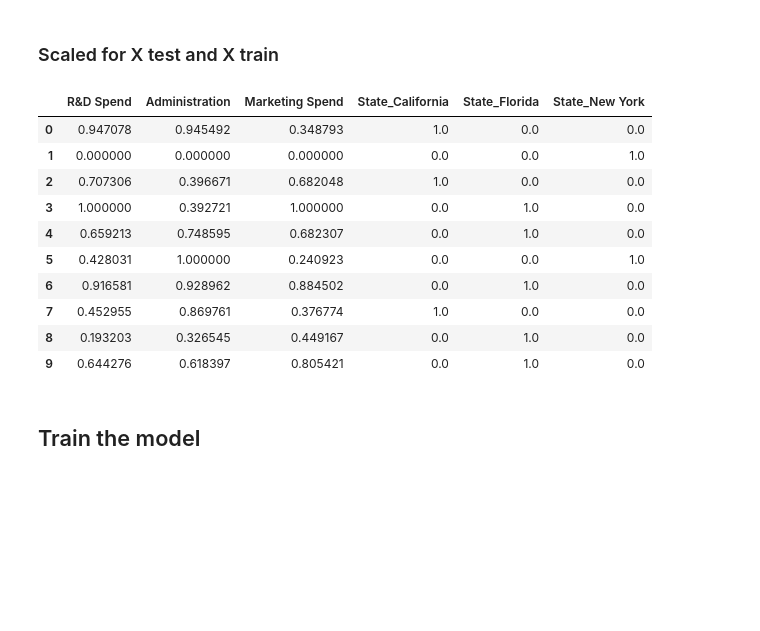
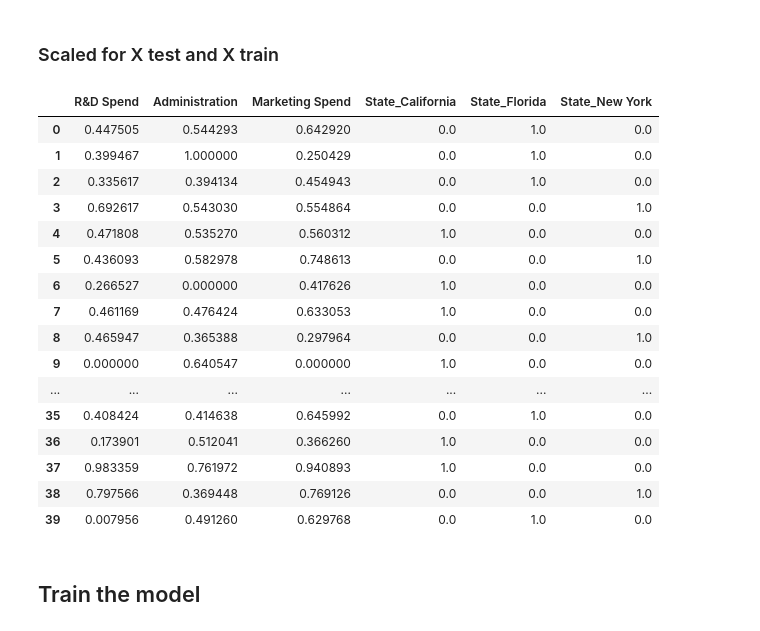
Before and after one commit to GrimmXoXo/Machine-Learning-Techniques-Implementation, a Jupyter notebook: Multi Linear Regression/startups.ipynb, the cells around one changed output. Saved outputs shown, nothing was run; the diff lists cells and outputs as text; code cells hidden in the pictures; blank space fills up the shorter version.

```diff
--- a/Multi Linear Regression/startups.ipynb
+++ b/Multi Linear Regression/startups.ipynb
@@ -239,19 +239,25 @@ X_test=pd.DataFrame(scaled_Xtest,columns=cols)
 # %% [markdown]
 ### Scaled for X test and X train
 # %%
-X_test
+X_train
 # %% [output]
 |  | R&D Spend | Administration | Marketing Spend | State_California | State_Florida | State_New York |
-| 0 | 0.947078 | 0.945492 | 0.348793 | 1.0 | 0.0 | 0.0 |
-| 1 | 0.000000 | 0.000000 | 0.000000 | 0.0 | 0.0 | 1.0 |
-| 2 | 0.707306 | 0.396671 | 0.682048 | 1.0 | 0.0 | 0.0 |
-| 3 | 1.000000 | 0.392721 | 1.000000 | 0.0 | 1.0 | 0.0 |
-| 4 | 0.659213 | 0.748595 | 0.682307 | 0.0 | 1.0 | 0.0 |
-| 5 | 0.428031 | 1.000000 | 0.240923 | 0.0 | 0.0 | 1.0 |
-| 6 | 0.916581 | 0.928962 | 0.884502 | 0.0 | 1.0 | 0.0 |
-| 7 | 0.452955 | 0.869761 | 0.376774 | 1.0 | 0.0 | 0.0 |
-| 8 | 0.193203 | 0.326545 | 0.449167 | 0.0 | 1.0 | 0.0 |
-| 9 | 0.644276 | 0.618397 | 0.805421 | 0.0 | 1.0 | 0.0 |
+| 0 | 0.447505 | 0.544293 | 0.642920 | 0.0 | 1.0 | 0.0 |
+| 1 | 0.399467 | 1.000000 | 0.250429 | 0.0 | 1.0 | 0.0 |
+| 2 | 0.335617 | 0.394134 | 0.454943 | 0.0 | 1.0 | 0.0 |
+| 3 | 0.692617 | 0.543030 | 0.554864 | 0.0 | 0.0 | 1.0 |
+| 4 | 0.471808 | 0.535270 | 0.560312 | 1.0 | 0.0 | 0.0 |
+| 5 | 0.436093 | 0.582978 | 0.748613 | 0.0 | 0.0 | 1.0 |
+| 6 | 0.266527 | 0.000000 | 0.417626 | 1.0 | 0.0 | 0.0 |
+| 7 | 0.461169 | 0.476424 | 0.633053 | 1.0 | 0.0 | 0.0 |
+| 8 | 0.465947 | 0.365388 | 0.297964 | 0.0 | 0.0 | 1.0 |
+| 9 | 0.000000 | 0.640547 | 0.000000 | 1.0 | 0.0 | 0.0 |
+| ... | ... | ... | ... | ... | ... | ... |
+| 35 | 0.408424 | 0.414638 | 0.645992 | 0.0 | 1.0 | 0.0 |
+| 36 | 0.173901 | 0.512041 | 0.366260 | 1.0 | 0.0 | 0.0 |
+| 37 | 0.983359 | 0.761972 | 0.940893 | 1.0 | 0.0 | 0.0 |
+| 38 | 0.797566 | 0.369448 | 0.769126 | 0.0 | 0.0 | 1.0 |
+| 39 | 0.007956 | 0.491260 | 0.629768 | 0.0 | 1.0 | 0.0 |
 # %% [markdown]
 ## Train the model
 # %%
```
Also changed, not shown: parts of 8 cells of this notebook.
